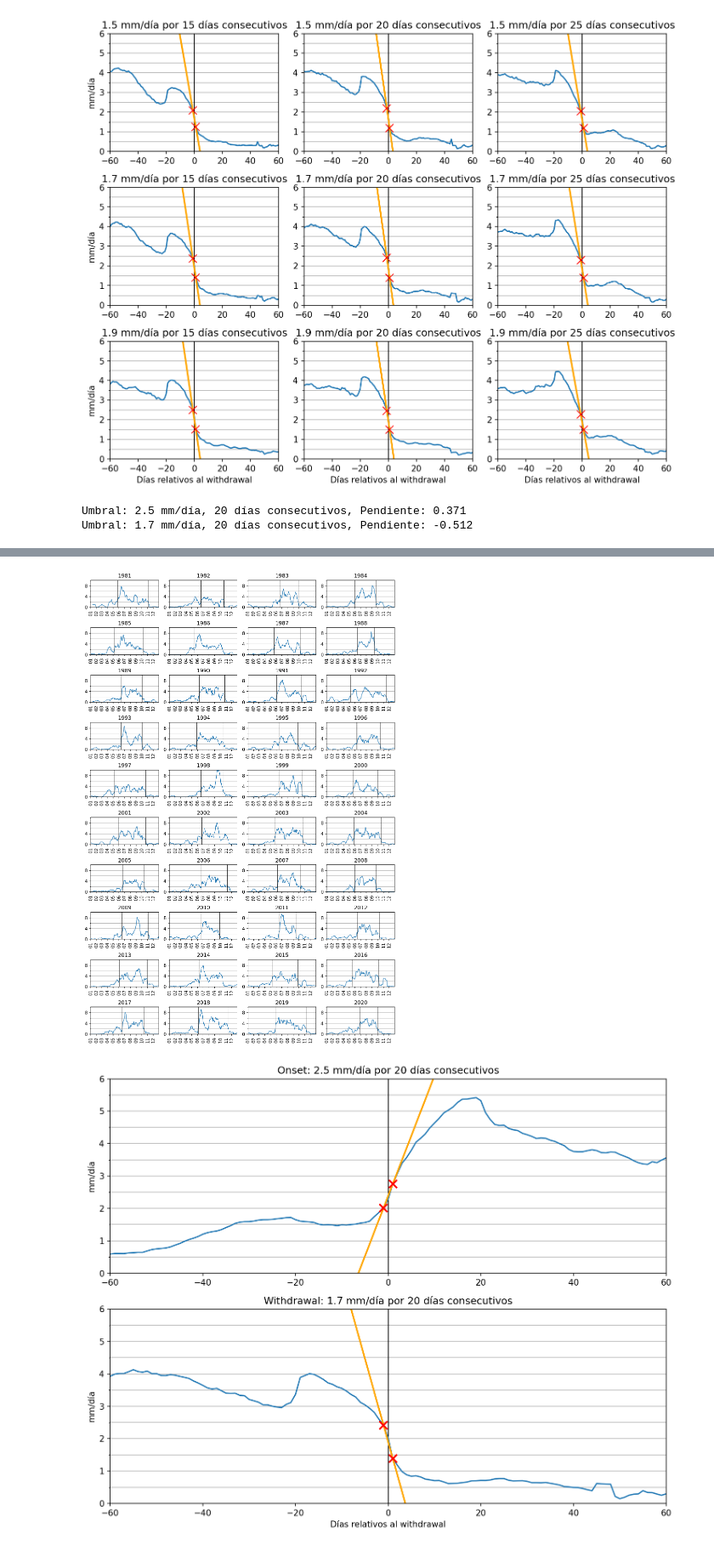
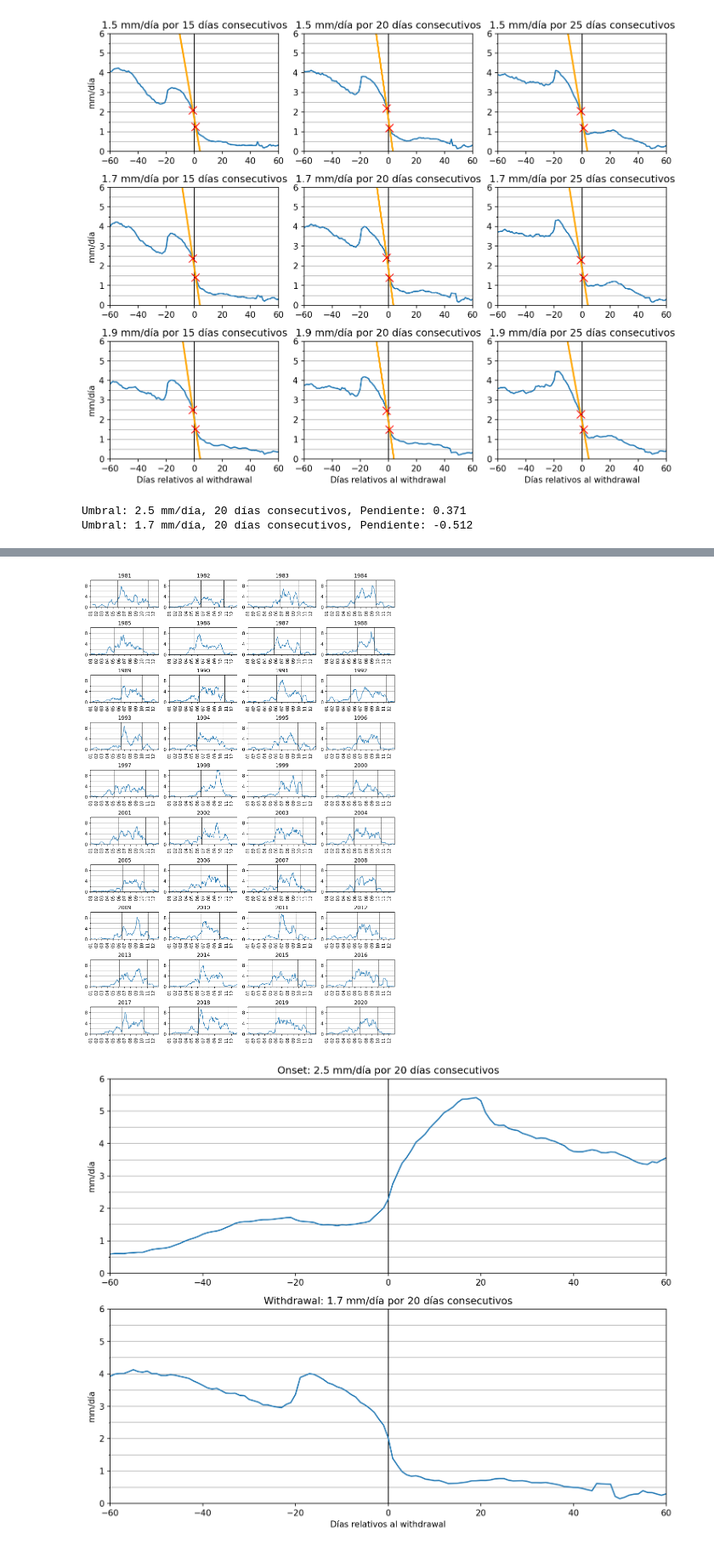
Before and after one commit to rodrigoms95/sequia, a Jupyter notebook: code/indice_pre.ipynb, the cells around one changed output, grey strips where cells are left out. Shown at 85% size. Cells and saved outputs as stored; diff of their text form; code cells hidden in the pictures.

```diff
--- a/code/indice_pre.ipynb
+++ b/code/indice_pre.ipynb
@@ -641,13 +641,13 @@ for i in [0, 1]:
     m = ( y_1 - y_2 ) / ( x_1 - x_2 )
     print( f"Umbral: {umbral[i]} mm/día, {n[i]} días consecutivos, " +
         f"Pendiente: {m:.3f}" )
-    axes[i].plot( ( x_1 + ( 0 - y_1 ) / m,
-        x_1 + ( lim - y_1 ) / m ), (0, lim),
-        color = "orange", linewidth = 2 )
-    axes[i].plot( x_1, y_1, marker = "x",
-        markersize = 10, mew = 2, color = "r" )
-    axes[i].plot( x_2, y_2, marker = "x",
-        markersize = 10, mew = 2, color = "r" )
+    #axes[i].plot( ( x_1 + ( 0 - y_1 ) / m,
+    #    x_1 + ( lim - y_1 ) / m ), (0, lim),
+    #    color = "orange", linewidth = 2 )
+    #axes[i].plot( x_1, y_1, marker = "x",
+    #    markersize = 10, mew = 2, color = "r" )
+    #axes[i].plot( x_2, y_2, marker = "x",
+    #    markersize = 10, mew = 2, color = "r" )
 
     axes[i].set_ylabel("mm/día")
     if i == 1: axes[i].set_xlabel( "Días relativos al " + onset_n[i].lower() )
@@ -658,34 +658,34 @@ for i in [0, 1]:
 
     # Separación adecuada entre gráficas.
     fig.tight_layout()
 
     # Guardamos el archivo.
     #fig_s[i].savefig( path_r + title )
 
 date_2 = date.copy()
 date_2.iloc[:, 0] = date_2.iloc[:, 0].apply(lambda x: x.dayofyear)
 date_2.iloc[:, 1] = date_2.iloc[:, 1].apply(lambda x: x.dayofyear)
 
 stats = date_2.describe()
 
 stats["Onset - date"] = pd.to_datetime(stats.iloc[:, 0], unit = "D")
 stats["Withdrawal - date"] = pd.to_datetime(stats.iloc[:, 1], unit = "D")
 
 stats
 # %% [output]
 Umbral: 2.5 mm/día, 20 días consecutivos, Pendiente: 0.371
 Umbral: 1.7 mm/día, 20 días consecutivos, Pendiente: -0.512
 |  | Cuenca - Onset | Cuenca - Withdrawal | Cuenca - Length | Onset - date | Withdrawal - date |
 | count | 40.000000 | 40.000000 | 40 | 1970-02-10 00:00:00.000000000 | 1970-02-10 00:00:00.000000000 |
 | mean | 156.525000 | 287.600000 | 131 days 01:48:00 | 1970-06-06 12:36:00.000000000 | 1970-10-15 14:24:00.000000000 |
 | std | 14.268465 | 16.149621 | 22 days 22:24:58.040294844 | 1970-01-15 06:26:35.403575517 | 1970-01-17 03:35:27.248960726 |
 | min | 129.000000 | 257.000000 | 91 days 00:00:00 | 1970-05-10 00:00:00.000000000 | 1970-09-15 00:00:00.000000000 |
 | 25% | 146.500000 | 276.000000 | 114 days 18:00:00 | 1970-05-27 12:00:00.000000000 | 1970-10-04 00:00:00.000000000 |
 | 50% | 160.500000 | 287.000000 | 132 days 00:00:00 | 1970-06-10 12:00:00.000000000 | 1970-10-15 00:00:00.000000000 |
 | 75% | 167.250000 | 295.000000 | 144 days 00:00:00 | 1970-06-17 06:00:00.000000000 | 1970-10-23 00:00:00.000000000 |
 | max | 178.000000 | 322.000000 | 192 days 00:00:00 | 1970-06-28 00:00:00.000000000 | 1970-11-19 00:00:00.000000000 |
 [figure]
-[figure, old version]
+[figure, new version]
 # %%
 # Fechas detalladas.
 
```
Also changed, not shown: parts of 2 cells of this notebook.
